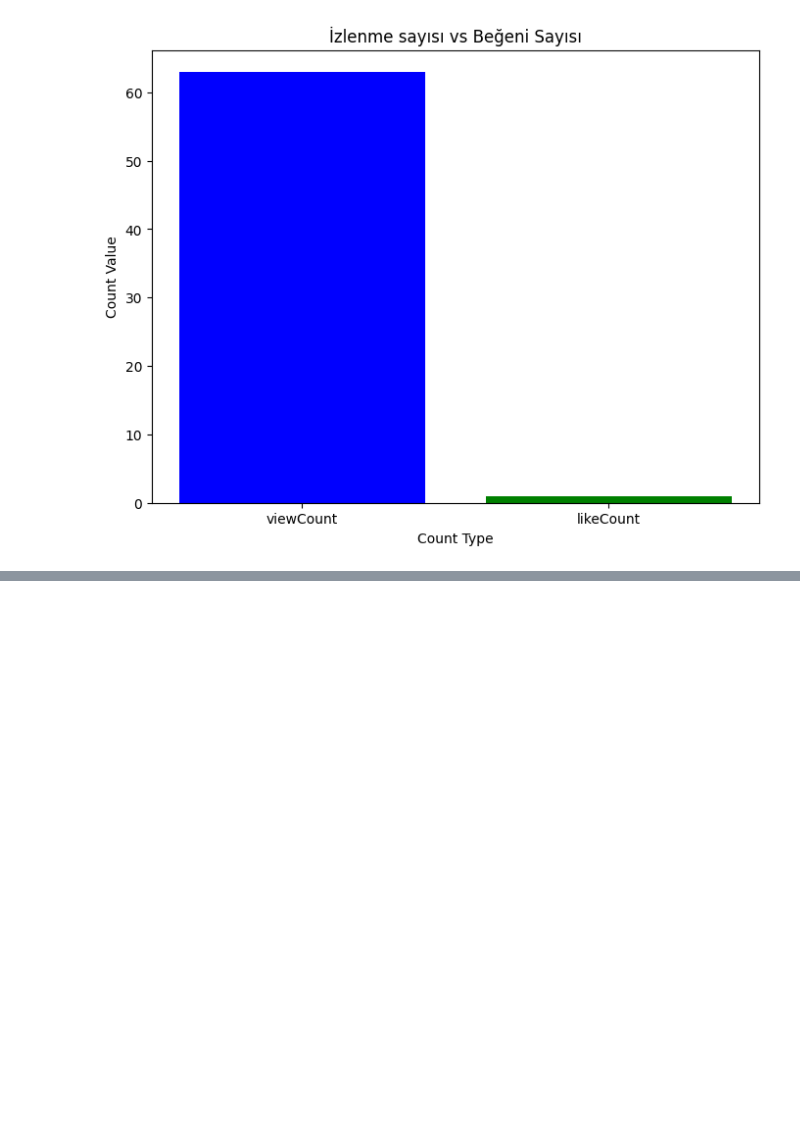
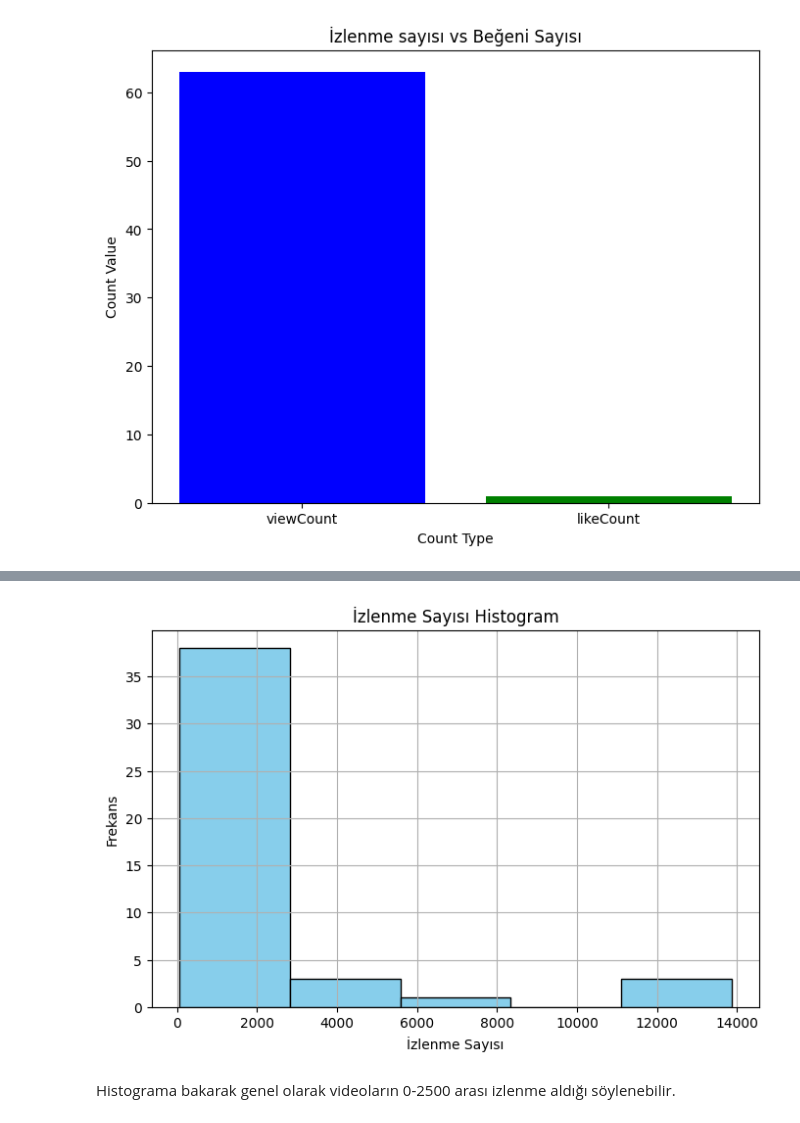
Before and after one commit to sevgicann/api_project, a Jupyter notebook: analiz.ipynb, the cells around one changed output, grey strips where cells are left out. Cells and saved outputs as stored; diff of their text form; code cells hidden in the pictures; blank space fills up the shorter version.

```diff
--- a/analiz.ipynb
+++ b/analiz.ipynb
@@ -537,0 +590,13 @@ plt.show()
+# %%
+# 'viewCount' için histogram oluşturalım
+plt.figure(figsize=(8, 5))
+plt.hist(new_video_df['viewCount'], bins=5, color='skyblue', edgecolor='black')
+plt.xlabel('İzlenme Sayısı')
+plt.ylabel('Frekans')
+plt.title('İzlenme Sayısı Histogram')
+plt.grid(True)
+plt.show()
+# %% [output]
+[figure, added]
+# %% [markdown]
+Histograma bakarak genel olarak videoların 0-2500 arası izlenme aldığı söylenebilir.
```
Also changed, not shown: parts of 31 cells of this notebook, 1 other file.
